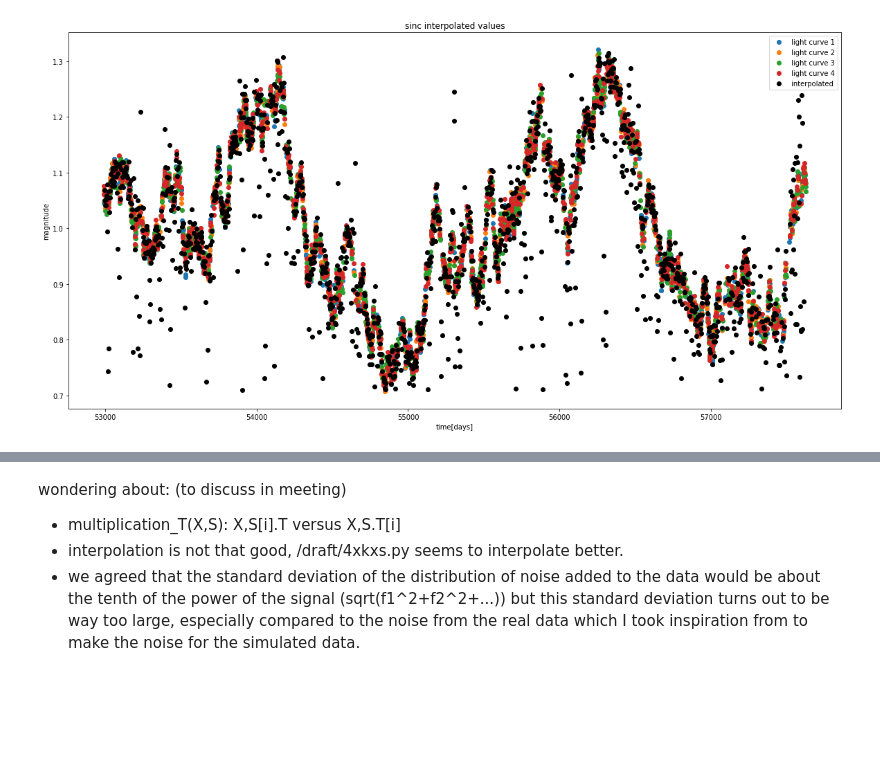
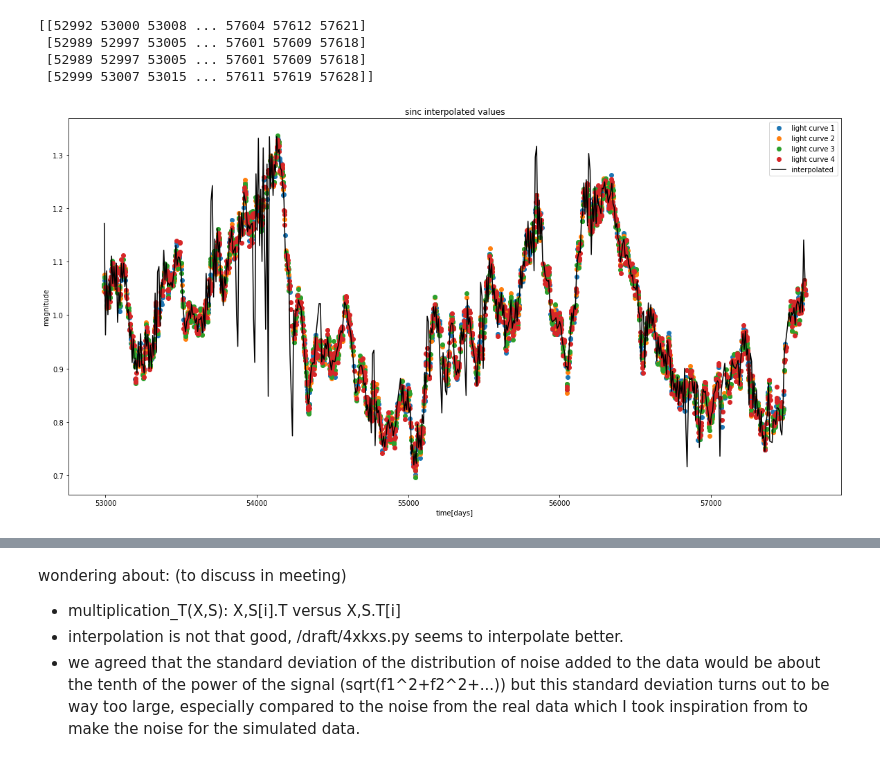
Before and after one commit to herjy/Quasar_lensing, a Jupyter notebook: simulation_interpolation/4xKxS_final.ipynb, the cells around one changed output, grey strips where cells are left out. Drawn from its saved outputs; the diff is of its cells as text; code cells hidden in the pictures; blank space fills up the shorter version.

```diff
--- a/simulation_interpolation/4xKxS_final.ipynb
+++ b/simulation_interpolation/4xKxS_final.ipynb
@@ -10,16 +10,17 @@ sim = simulate_noise()
 ts = sim[0]
 fs = sim[1] # with noise
 
+sampling = 8
 # desired sampling for each curve
-tk = np.array([T_K(3,ts[0])[0],T_K(3,ts[1])[0],T_K(3,ts[2])[0],T_K(3,ts[3])[0]]) # desired sampling is 3 days here
+tk = np.array([T_K(sampling,ts[0])[0],T_K(sampling,ts[1])[0],T_K(sampling,ts[2])[0],T_K(sampling,ts[3])[0]]) # desired sampling is 3 days here
 
-h=3
+h=sampling
 time_delays = sim[2]
 
 # sinc matrix
 matrix = []
 for i in range(4):
-    matrix.append(np.array([(ts[i][:,np.newaxis]+time_delays[i])-tk[i][np.newaxis,:]]))
+    matrix.append(np.array([(ts[i][:,np.newaxis]-time_delays[i])-tk[i][np.newaxis,:]]))
 matrix = np.array(matrix)
 
 A = np.sinc(np.concatenate([matrix[0],matrix[1],matrix[2],matrix[3]],axis =0)/h)
@@ -102,17 +122,25 @@ plt.show()
 # %%
 cut = np.logical_and(X < np.max(Y), X > np.min(Y))
+
 plt.figure(figsize=(20,10))
 
 plt.plot(ts[0], Y[0], 'o', label='light curve 1')
 plt.plot(ts[1], Y[1], 'o', label='light curve 2')
 plt.plot(ts[2], Y[2], 'o', label='light curve 3')
 plt.plot(ts[3], Y[3], 'o', label='light curve 4')
 
-plt.plot(tk[0][cut], X[cut],'o', label='interpolated', color='black')
+print(tk)
+
+plt.plot(tk[0][cut], X[cut], label='interpolated', color='black')
 plt.xlabel('time[days]')
 plt.ylabel('magnitude')
 plt.title('sinc interpolated values')
 plt.legend()
+plt.savefig("figures/result_4xkxs_final.png")
 plt.show()
 # %% [output]
+[[52992 53000 53008 ... 57604 57612 57621]
+ [52989 52997 53005 ... 57601 57609 57618]
+ [52989 52997 53005 ... 57601 57609 57618]
+ [52999 53007 53015 ... 57611 57619 57628]]
-[figure, old version]
+[figure, new version]
```
Also changed, not shown: parts of 4 cells of this notebook, 4 other files.
